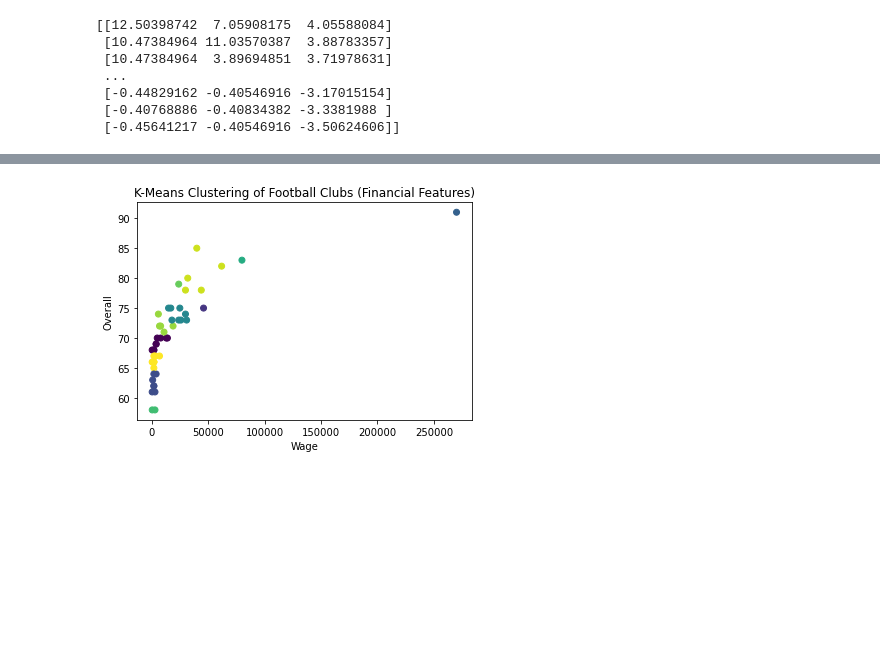
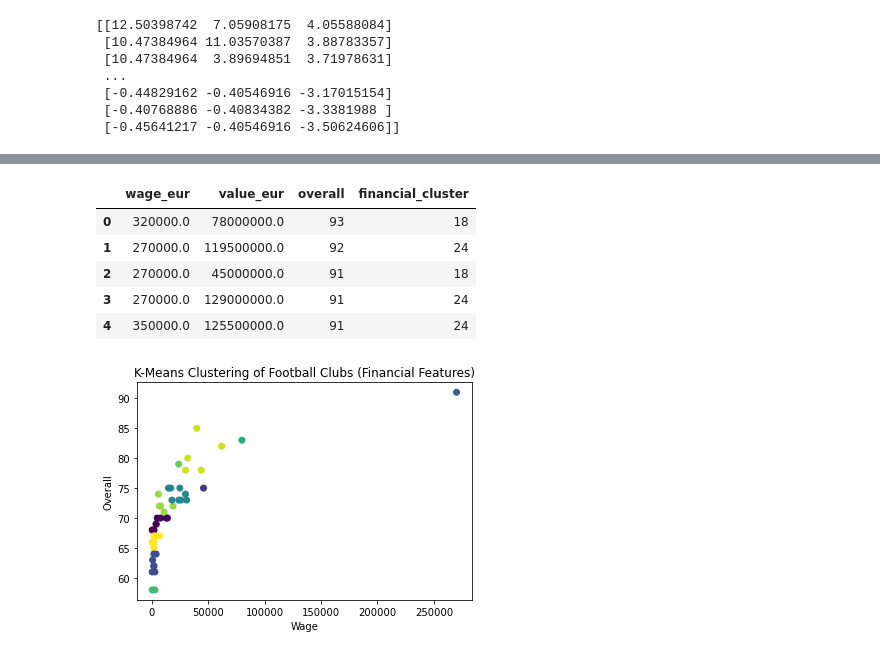
Before and after one commit to Elysian01/IIITB-MTech-AI-Assignments, a Jupyter notebook: Machine-Learning-Assignments-SEM-1/Assignment1/3.ipynb, the cells around one changed output, grey strips where cells are left out. Saved outputs shown, nothing was run; the diff lists cells and outputs as text; code cells hidden in the pictures; blank space fills up the shorter version.

```diff
--- a/Machine-Learning-Assignments-SEM-1/Assignment1/3.ipynb
+++ b/Machine-Learning-Assignments-SEM-1/Assignment1/3.ipynb
@@ -268,8 +275,16 @@ print(inertia)
 # %%
 clusters = kmeans.fit_predict(financial_stats_scaled_data)
 
 # Add cluster labels to the original dataset
 financial_stats_data['financial_cluster'] = clusters
+financial_stats_data.head()
+# %% [output]
+|  | wage_eur | value_eur | overall | financial_cluster |
+| 0 | 320000.0 | 78000000.0 | 93 | 18 |
+| 1 | 270000.0 | 119500000.0 | 92 | 24 |
+| 2 | 270000.0 | 45000000.0 | 91 | 18 |
+| 3 | 270000.0 | 129000000.0 | 91 | 24 |
+| 4 | 350000.0 | 125500000.0 | 91 | 24 |
 # %%
 import matplotlib.pyplot as plt
 
```
Also changed, not shown: parts of 4 cells of this notebook, 1 other file.
